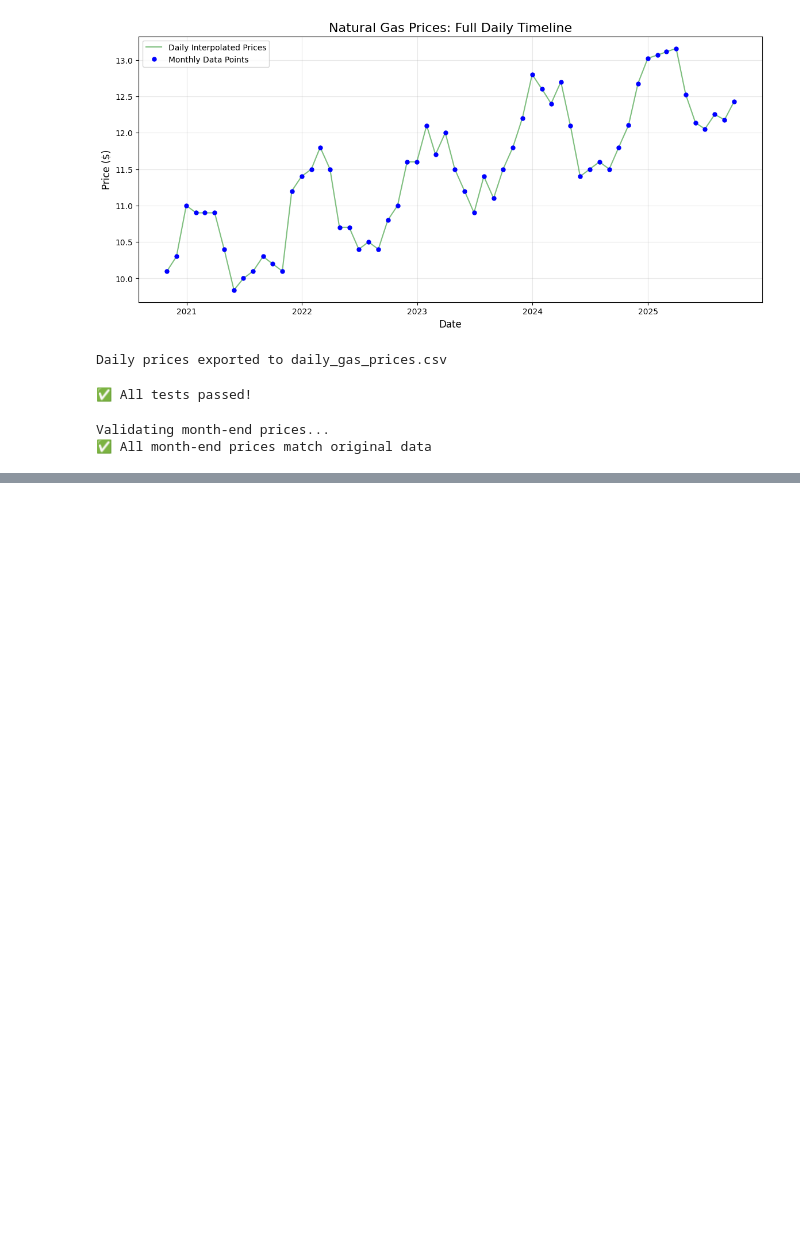
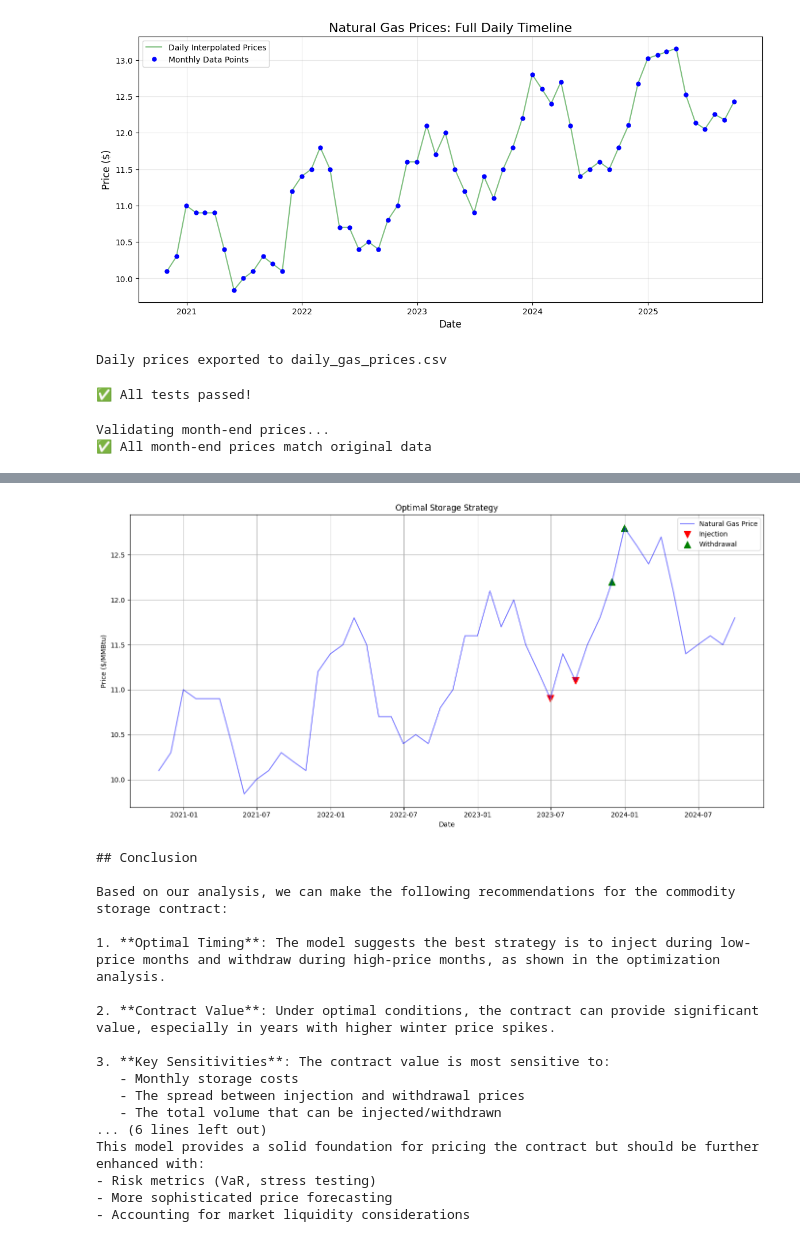
Before and after one commit to Sainirmit/JPMorganChase_Quant_CourseWork, a Jupyter notebook: Natural_Gas_Price_Prediction.ipynb, the cells around one changed output, grey strips where cells are left out. Cells and saved outputs as stored; diff of their text form; code cells hidden in the pictures; blank space fills up the shorter version.

```diff
--- a/Natural_Gas_Price_Prediction.ipynb
+++ b/Natural_Gas_Price_Prediction.ipynb
@@ -249,0 +577,77 @@ Validating month-end prices...
+# %%
+# Visualize the optimal strategy
+all_dates = sorted(list(optimal_inj) + list(optimal_withd))
+date_types = ['Injection'] * len(optimal_inj) + ['Withdrawal'] * len(optimal_withd)
+date_prices = []
+
+for date in all_dates:
+    closest_date = df.set_index('Dates').index[df.set_index('Dates').index.get_indexer([date], method='nearest')[0]]
+    date_prices.append(df.set_index('Dates').loc[closest_date, 'Prices'])
+
+strategy_df = pd.DataFrame({
+    'Date': all_dates,
+    'Type': date_types,
+    'Price': date_prices
+})
+
+plt.figure(figsize=(14, 7))
+plt.plot(df['Dates'], df['Prices'], 'b-', alpha=0.5, label='Natural Gas Price')
+
+for i, row in strategy_df.iterrows():
+    if row['Type'] == 'Injection':
+        plt.scatter(row['Date'], row['Price'], color='red', s=100, marker='v', label='Injection' if i == 0 else "")
+    else:
+        plt.scatter(row['Date'], row['Price'], color='green', s=100, marker='^', label='Withdrawal' if i == len(optimal_inj) else "")
+
+plt.title('Optimal Storage Strategy')
+plt.xlabel('Date')
+plt.ylabel('Price ($/MMBtu)')
+plt.grid(True)
+plt.legend()
+plt.tight_layout()
+plt.show()
+
+# Final conclusion
+print("""
+## Conclusion
+
+Based on our analysis, we can make the following recommendations for the commodity storage contract:
+
+1. **Optimal Timing**: The model suggests the best strategy is to inject during low-price months and withdraw during high-price months, as shown in the optimization analysis.
+
+2. **Contract Value**: Under optimal conditions, the contract can provide significant value, especially in years with higher winter price spikes.
+
+3. **Key Sensitivities**: The contract value is most sensitive to:
+   - Monthly storage costs
+   - The spread between injection and withdrawal prices
+   - The total volume that can be injected/withdrawn
+
+4. **Risk Factors**: The main risks to contract value include:
+   - Lower than expected winter prices
+   - Higher than expected storage costs
+   - Operational issues limiting injection/withdrawal capabilities
+
+This model provides a solid foundation for pricing the contract but should be further enhanced with:
+- Risk metrics (VaR, stress testing)
+- More sophisticated price forecasting
+- Accounting for market liquidity considerations
+""")
+# %% [output]
+[figure, added]
+## Conclusion
+
+Based on our analysis, we can make the following recommendations for the commodity storage contract:
+
+1. **Optimal Timing**: The model suggests the best strategy is to inject during low-price months and withdraw during high-price months, as shown in the optimization analysis.
+
+2. **Contract Value**: Under optimal conditions, the contract can provide significant value, especially in years with higher winter price spikes.
+
+3. **Key Sensitivities**: The contract value is most sensitive to:
+   - Monthly storage costs
+   - The spread between injection and withdrawal prices
+   - The total volume that can be injected/withdrawn
+... (6 lines left out)
+This model provides a solid foundation for pricing the contract but should be further enhanced with:
+- Risk metrics (VaR, stress testing)
+- More sophisticated price forecasting
+- Accounting for market liquidity considerations
```
Also changed, not shown: parts of 7 cells of this notebook.
